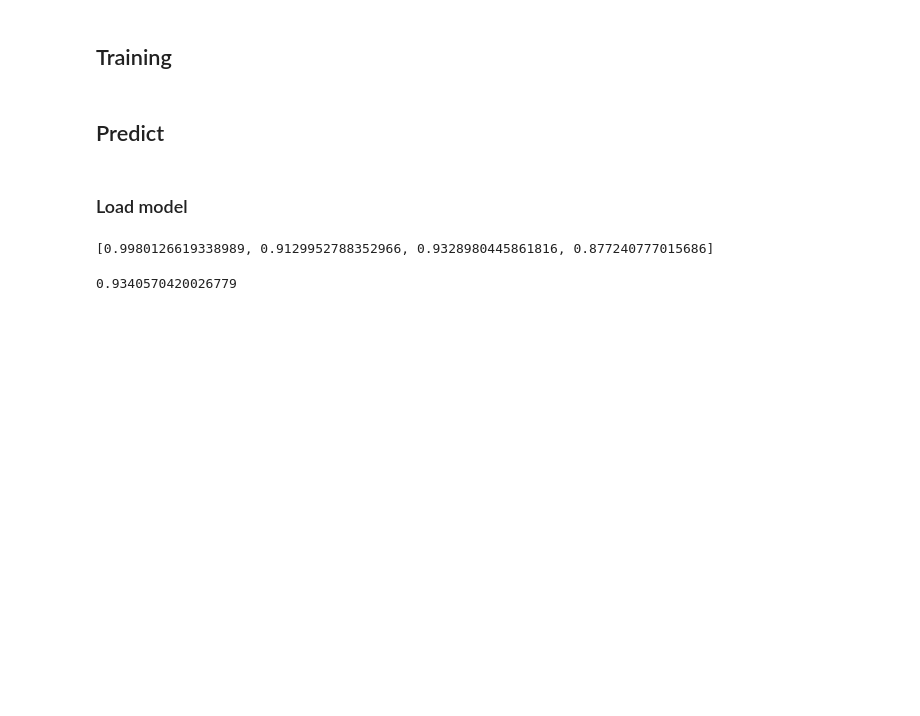
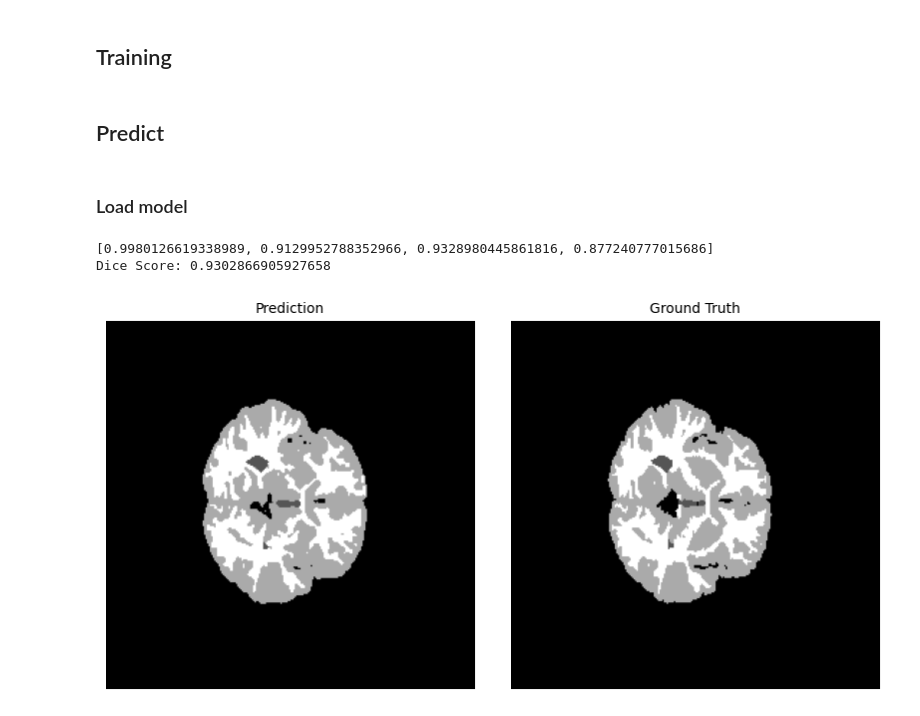
Before and after one commit to huytrnq/BrainSegmentation, a Jupyter notebook: 2D_Approach.ipynb, the cells around one changed output. Drawn from its saved outputs; the diff is of its cells as text; code cells hidden in the pictures; blank space fills up the shorter version.

```diff
--- a/2D_Approach.ipynb
+++ b/2D_Approach.ipynb
@@ -134,10 +135,7 @@ predictions = torch.cat(predictions, dim=0)
 labels = torch.cat(labels, dim=0).squeeze(1).long()
 dice_scores = dice_coefficient(predictions, labels, num_classes=4)
 print(dice_scores)
+print(f"Dice Score: {np.mean(dice_scores)}")
 # %% [output]
 [0.9980126619338989, 0.9129952788352966, 0.9328980445861816, 0.877240777015686]
+Dice Score: 0.9302866905927658
-# %%
-import numpy as np
-np.mean([0.9980136752128601, 0.9093813896179199, 0.9328398108482361, 0.8923794031143188])
-# %% [output]
-0.9340570420026779
@@ -146,0 +142,7 @@ np.mean([0.9980136752128601, 0.9093813896179199, 0.9328398108482361, 0.892379403
+# %%
+predictions = torch.softmax(predictions.float(), dim=1).cpu().numpy()
+predictions = np.argmax(predictions, axis=1)
+# %%
+plot_images([predictions[129, :, :], labels[129, :, :].cpu().numpy()], ["Prediction", "Ground Truth"], cols=2)
+# %% [output]
+[figure, added]
```
Also changed, not shown: parts of 3 cells of this notebook, 1 other file.
